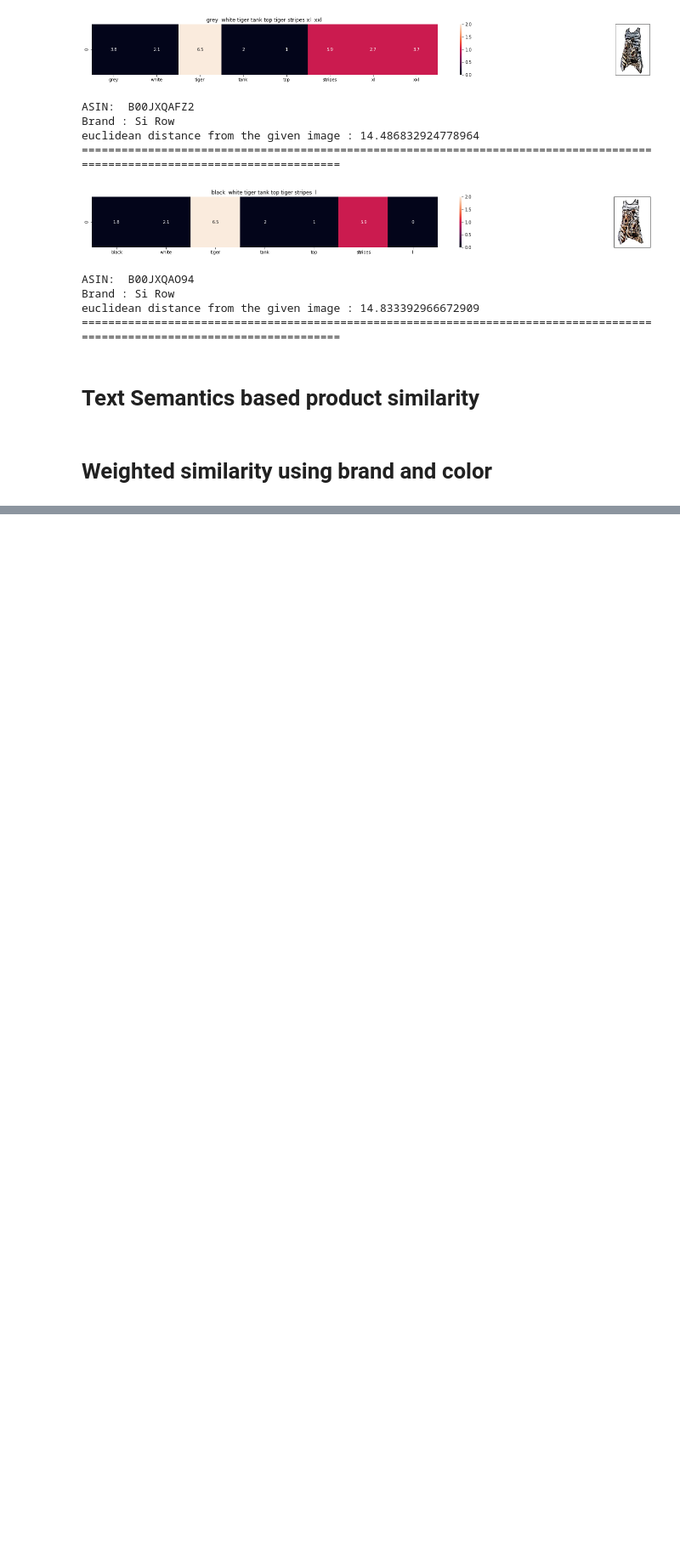
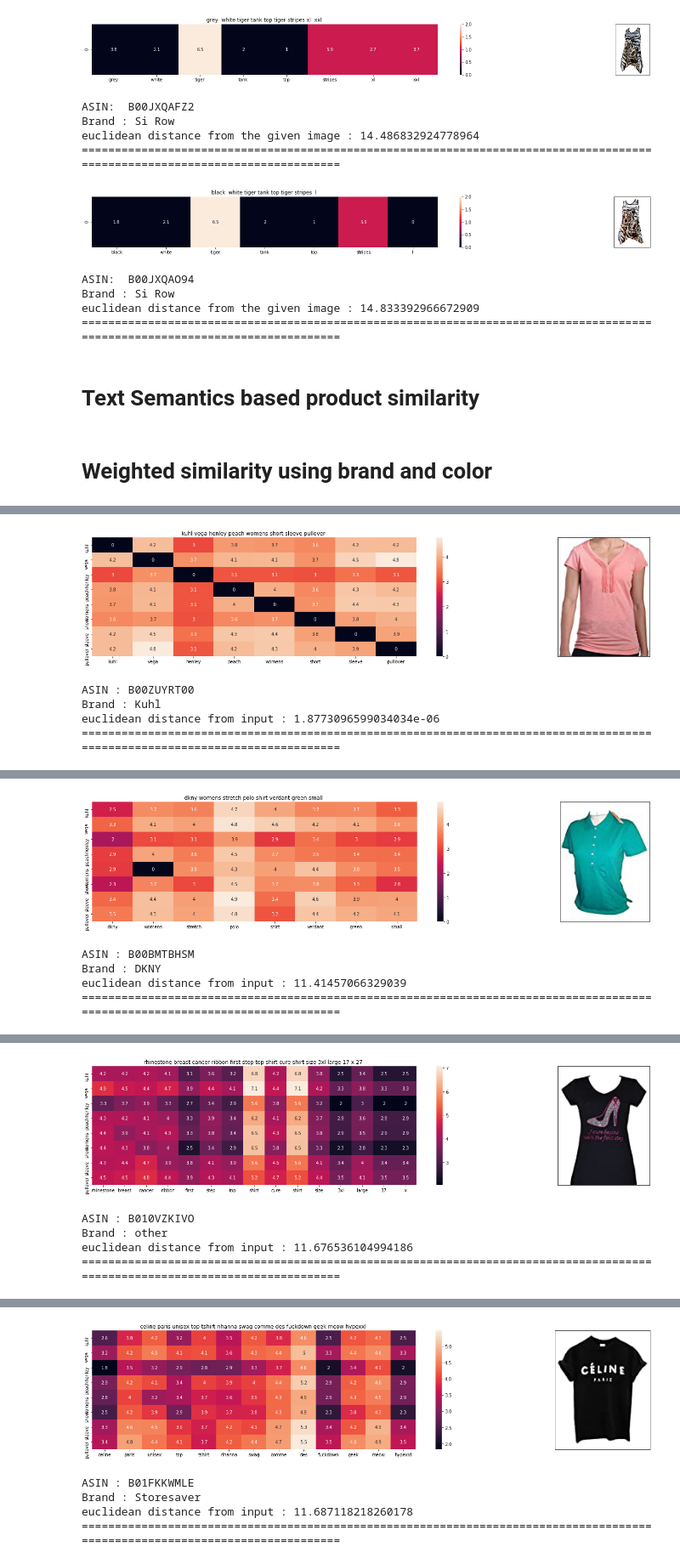
Before and after one commit to ansh-099/Similar-Products, a Jupyter notebook: Similar Products - Text based product similarity.ipynb, the cells around one changed output, grey strips where cells are left out. Shown at 85% size. Cells and saved outputs as stored; diff of their text form; code cells hidden in the pictures; blank space fills up the shorter version.

```diff
--- a/Similar Products - Text based product similarity.ipynb
+++ b/Similar Products - Text based product similarity.ipynb
@@ -516,0 +581,3 @@ euclidean distance from input : 1.3202045000063625
+# %%
+idf_w2v_brand_with_image(1996,10,50,20,5)
+# %% [output]
@@ -516,0 +585,5 @@ euclidean distance from input : 1.3202045000063625
+[figure, added]
+ASIN : B00ZUYRT00
+Brand : Kuhl
+euclidean distance from input : 1.8773096599034034e-06
+=============================================================================================================================
@@ -516,0 +591,5 @@ euclidean distance from input : 1.3202045000063625
+[figure, added]
+ASIN : B00BMTBHSM
+Brand : DKNY
+euclidean distance from input : 11.41457066329039
+=============================================================================================================================
@@ -516,0 +597,5 @@ euclidean distance from input : 1.3202045000063625
+[figure, added]
+ASIN : B010VZKIVO
+Brand : other
+euclidean distance from input : 11.676536104994186
+=============================================================================================================================
@@ -516,0 +603,5 @@ euclidean distance from input : 1.3202045000063625
+[figure, added]
+ASIN : B01FKKWMLE
+Brand : Storesaver
+euclidean distance from input : 11.687118218260178
+=============================================================================================================================
```
Also changed, not shown: parts of 9 cells of this notebook.
